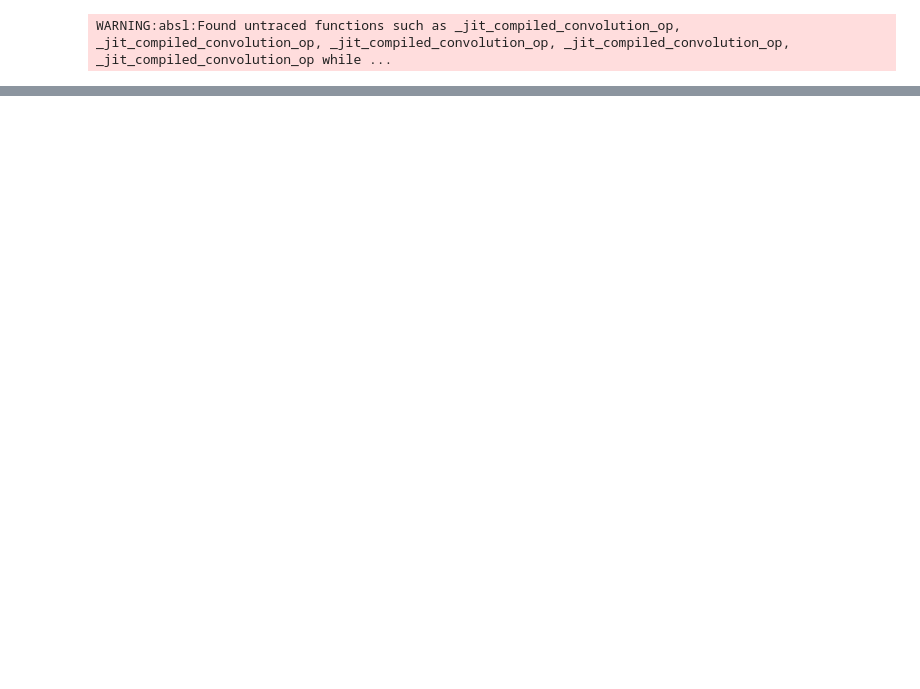
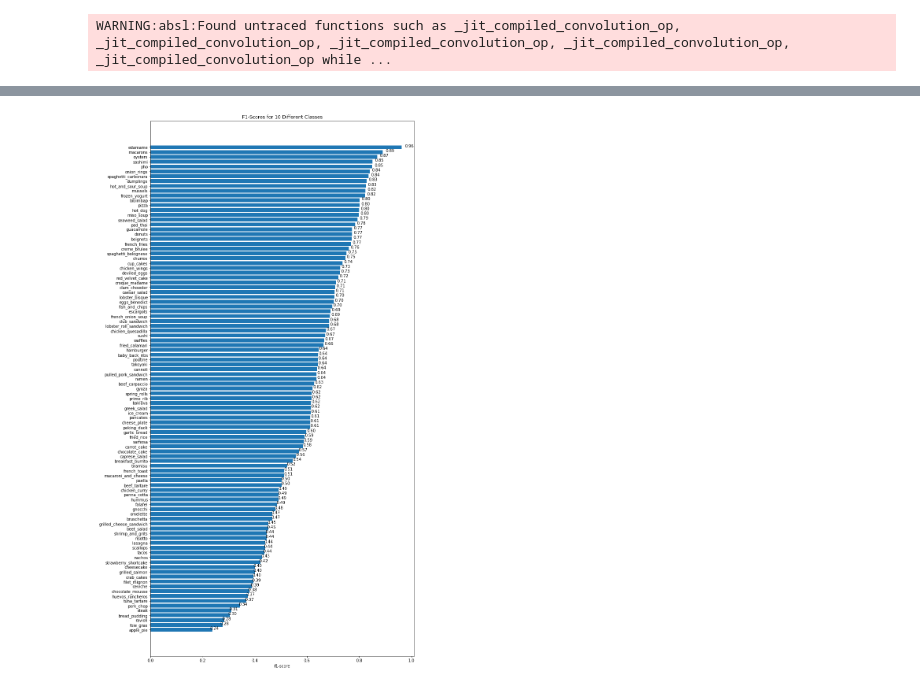
Before and after one commit to 95ImadEL/Tensorflow-basics, a Jupyter notebook: Scaling_up.ipynb, the cells around one changed output, grey strips where cells are left out. Drawn from its saved outputs; the diff is of its cells as text; code cells hidden in the pictures; blank space fills up the shorter version.

```diff
--- a/Scaling_up.ipynb
+++ b/Scaling_up.ipynb
@@ -236,0 +258,3 @@ WARNING:absl:Found untraced functions such as _jit_compiled_convolution_op, _jit
+# %%
+# Get the class predicitons of each label
+pred_classes = pred_probs.argmax(axis=1)
@@ -236,0 +375,20 @@ WARNING:absl:Found untraced functions such as _jit_compiled_convolution_op, _jit
+# %%
+class_names = test_data.class_names
+
+from sklearn.metrics import classification_report
+classification_report_dict = classification_report(y_labels, pred_classes, output_dict=True)
+# Create empty dictionary
+class_f1_scores = {}
+# Loop through classification report items
+for k, v in classification_report_dict.items():
+  if k == "accuracy": # stop once we get to accuracy key
+    break
+  else:
+    # Append class names and f1-scores to new dictionary
+    class_f1_scores[class_names[int(k)]] = v["f1-score"]
+
+# Turn f1-scores into dataframe for visualization
+import pandas as pd
+f1_scores = pd.DataFrame({"class_name": list(class_f1_scores.keys()),
+                          "f1-score": list(class_f1_scores.values())}).sort_values("f1-score", ascending=False)
+f1_scores
@@ -236,0 +409,24 @@ WARNING:absl:Found untraced functions such as _jit_compiled_convolution_op, _jit
+# %%
+import matplotlib.pyplot as plt
+
+fig, ax = plt.subplots(figsize=(12, 25))
+scores = ax.barh(range(len(f1_scores)), f1_scores["f1-score"].values)
+ax.set_yticks(range(len(f1_scores)))
+ax.set_yticklabels(list(f1_scores["class_name"]))
+ax.set_xlabel("f1-score")
+ax.set_title("F1-Scores for 10 Different Classes")
+ax.invert_yaxis(); # reverse the order
+
+def autolabel(rects): # Modified version of: https://matplotlib.org/examples/api/barchart_demo.html
+  """
+  Attach a text label above each bar displaying its height (it's value).
+  """
+  for rect in rects:
+    width = rect.get_width()
+    ax.text(1.03*width, rect.get_y() + rect.get_height()/1.5,
+            f"{width:.2f}",
+            ha='center', va='bottom')
+
+autolabel(scores)
+# %% [output]
+[figure, added]
```
Also changed, not shown: parts of 28 cells of this notebook.
